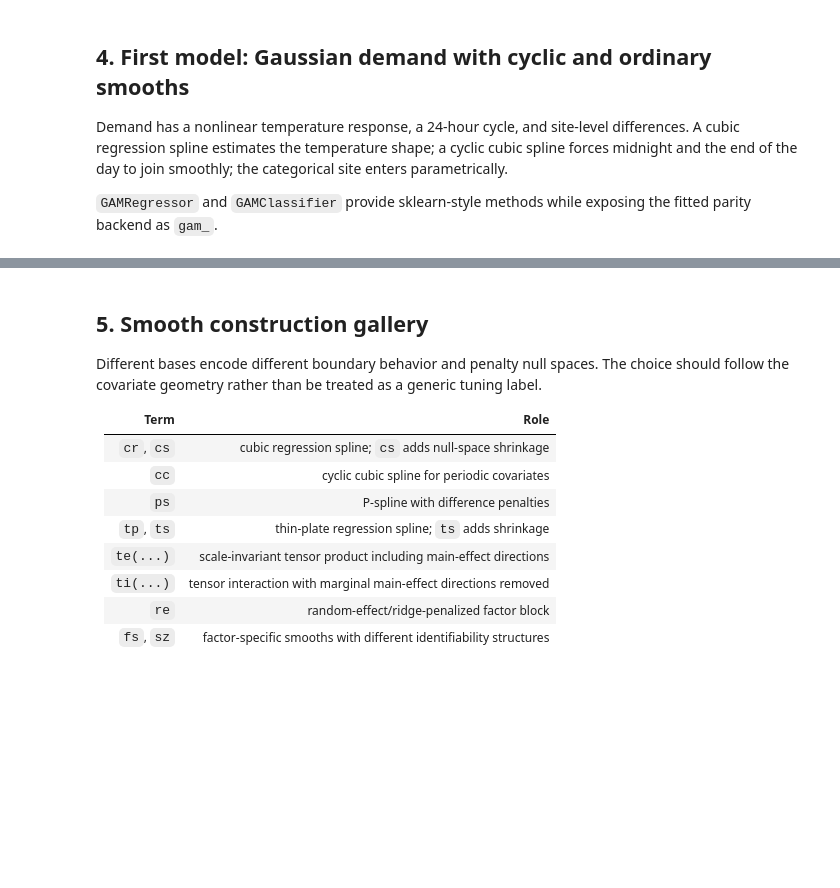
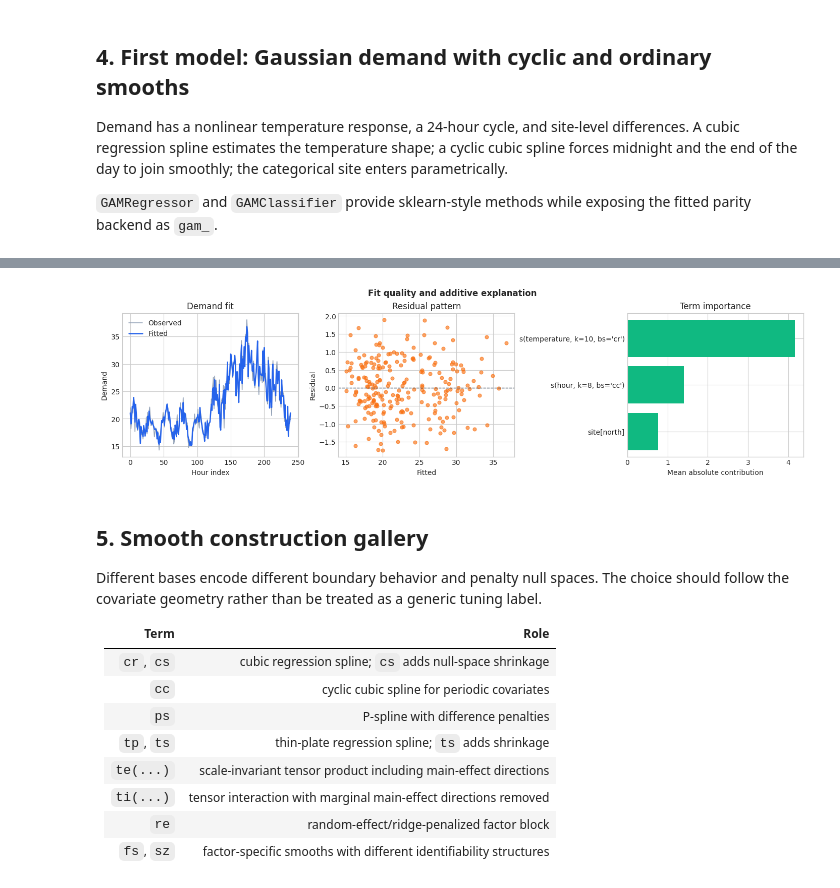
Before and after one commit to OpenTabular/NAMpy, a Jupyter notebook: docs/notebooks/01_gam.ipynb, the cells around one changed output, grey strips where cells are left out. Saved outputs shown, nothing was run; the diff lists cells and outputs as text; code cells hidden in the pictures; blank space fills up the shorter version.

```diff
--- a/docs/notebooks/01_gam.ipynb
+++ b/docs/notebooks/01_gam.ipynb
@@ -204,24 +251,25 @@ if RUN_TRAINING:
 # %%
-if RUN_TRAINING:
-    observed = data["demand"].to_numpy()
-    residual = observed - predictions
-    importance_plot = importance.sort_values("importance")
+observed = data["demand"].to_numpy()
+residual = observed - predictions
+importance_plot = importance.sort_values("importance")
 
-    fig, axes = plt.subplots(1, 3, figsize=(14, 3.8), constrained_layout=True)
-    axes[0].plot(data["time"], observed, color="#94A3B8", linewidth=1.2, label="Observed")
-    axes[0].plot(data["time"], predictions, color=COLORS[0], linewidth=1.8, label="Fitted")
-    axes[0].set(title="Demand fit", xlabel="Hour index", ylabel="Demand")
-    axes[0].legend(frameon=False)
+fig, axes = plt.subplots(1, 3, figsize=(14, 3.8), constrained_layout=True)
+axes[0].plot(data["time"], observed, color="#94A3B8", linewidth=1.2, label="Observed")
+axes[0].plot(data["time"], predictions, color=COLORS[0], linewidth=1.8, label="Fitted")
+axes[0].set(title="Demand fit", xlabel="Hour index", ylabel="Demand")
+axes[0].legend(frameon=False)
 
-    axes[1].scatter(predictions, residual, s=24, alpha=0.65, color=COLORS[1])
-    axes[1].axhline(0, color="#334155", linestyle="--", linewidth=1)
-    axes[1].set(title="Residual pattern", xlabel="Fitted", ylabel="Residual")
+axes[1].scatter(predictions, residual, s=24, alpha=0.65, color=COLORS[1])
+axes[1].axhline(0, color="#334155", linestyle="--", linewidth=1)
+axes[1].set(title="Residual pattern", xlabel="Fitted", ylabel="Residual")
 
-    axes[2].barh(importance_plot["term"], importance_plot["importance"], color=COLORS[2])
-    axes[2].set(title="Term importance", xlabel="Mean absolute contribution")
-    fig.suptitle("Fit quality and additive explanation", fontweight="bold")
-    plt.show()
-    plt.close(fig)
+axes[2].barh(importance_plot["term"], importance_plot["importance"], color=COLORS[2])
+axes[2].set(title="Term importance", xlabel="Mean absolute contribution")
+fig.suptitle("Fit quality and additive explanation", fontweight="bold")
+plt.show()
+plt.close(fig)
+# %% [output]
+[figure, added]
 # %% [markdown]
 ## 5. Smooth construction gallery
 
```
Also changed, not shown: parts of 11 cells of this notebook, 17 other files.
